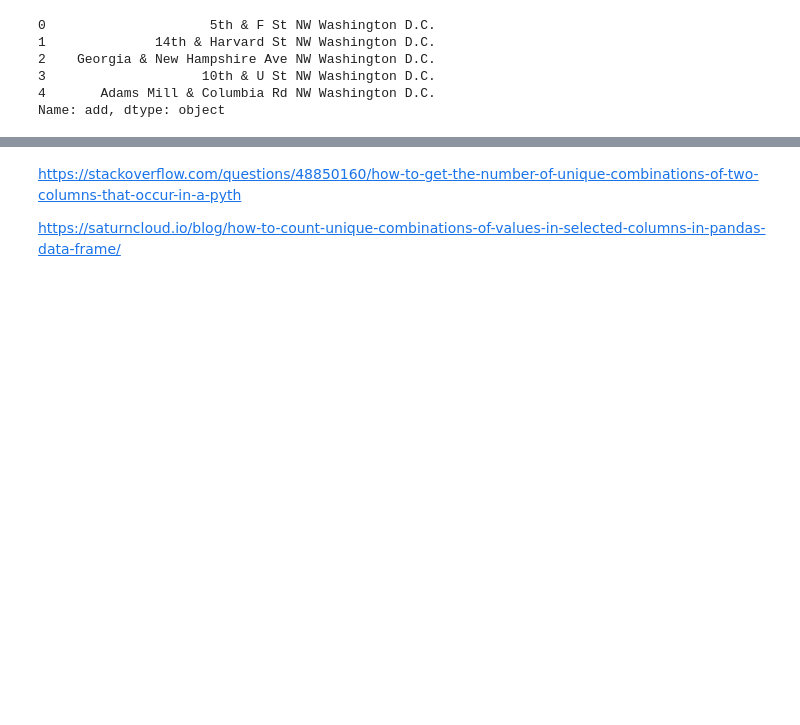
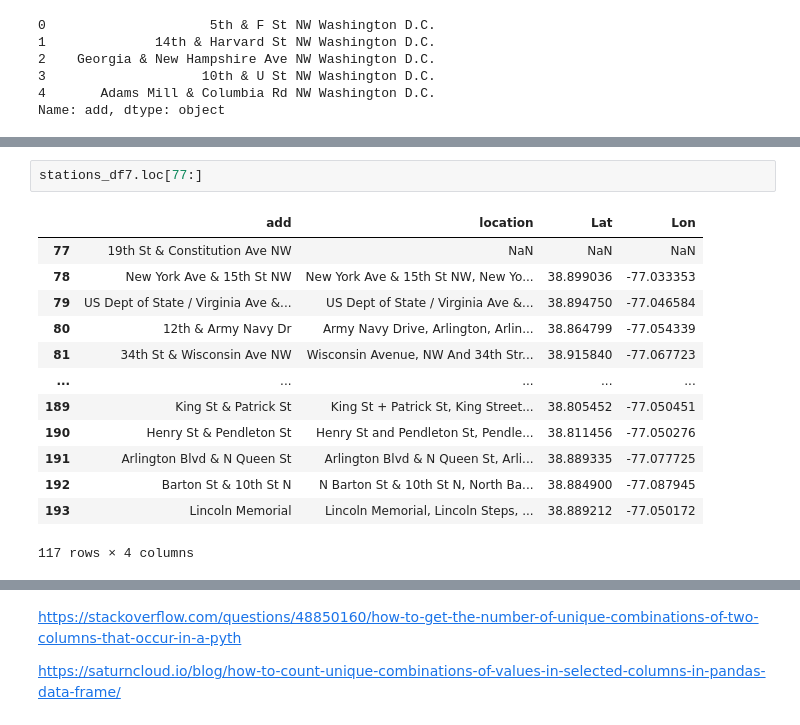
Before and after one commit to cdb8675309/Project3_Sprint-2, a Jupyter notebook: P3_S2.ipynb, the cells around one changed output, grey strips where cells are left out. Cells and saved outputs as stored; diff of their text form; blank space fills up the shorter version.

```diff
--- a/P3_S2.ipynb
+++ b/P3_S2.ipynb
@@ -851,0 +789,16 @@ print (zero_values)
+# %%
+stations_df7.loc[77:]
+# %% [output]
+|  | add | location | Lat | Lon |
+| 77 | 19th St & Constitution Ave NW | NaN | NaN | NaN |
+| 78 | New York Ave & 15th St NW | New York Ave & 15th St NW, New Yo... | 38.899036 | -77.033353 |
+| 79 | US Dept of State / Virginia Ave &... | US Dept of State / Virginia Ave &... | 38.894750 | -77.046584 |
+| 80 | 12th & Army Navy Dr | Army Navy Drive, Arlington, Arlin... | 38.864799 | -77.054339 |
+| 81 | 34th St & Wisconsin Ave NW | Wisconsin Avenue, NW And 34th Str... | 38.915840 | -77.067723 |
+| ... | ... | ... | ... | ... |
+| 189 | King St & Patrick St | King St + Patrick St, King Street... | 38.805452 | -77.050451 |
+| 190 | Henry St & Pendleton St | Henry St and Pendleton St, Pendle... | 38.811456 | -77.050276 |
+| 191 | Arlington Blvd & N Queen St | Arlington Blvd & N Queen St, Arli... | 38.889335 | -77.077725 |
+| 192 | Barton St & 10th St N | N Barton St & 10th St N, North Ba... | 38.884900 | -77.087945 |
+| 193 | Lincoln Memorial | Lincoln Memorial, Lincoln Steps, ... | 38.889212 | -77.050172 |
+117 rows × 4 columns
```
Also changed, not shown: parts of 27 cells of this notebook.
